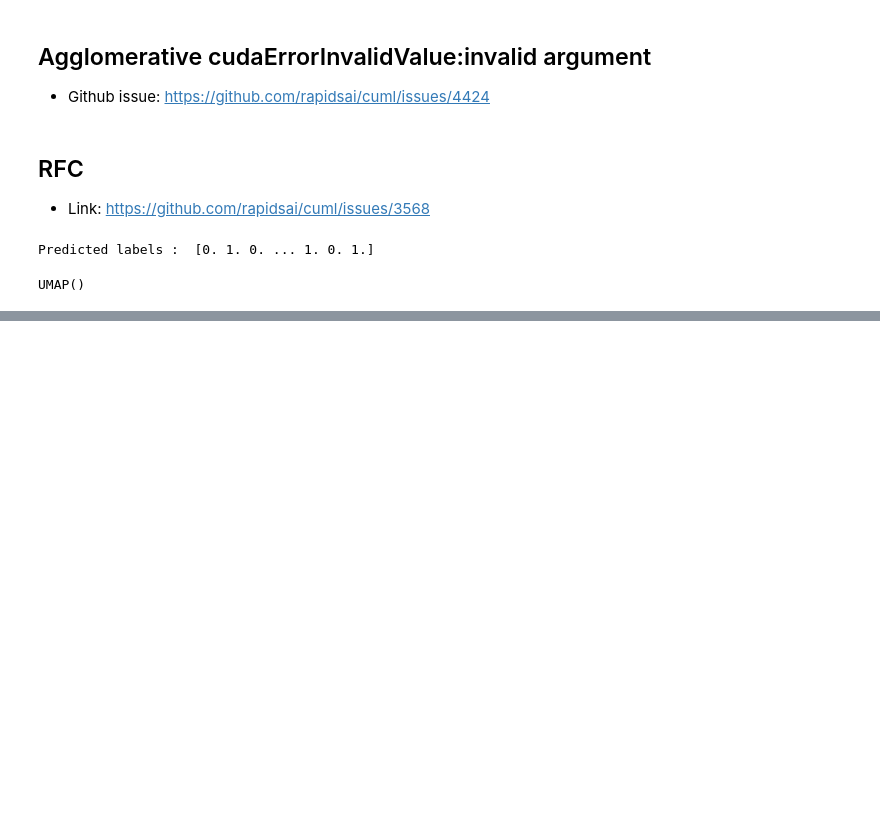
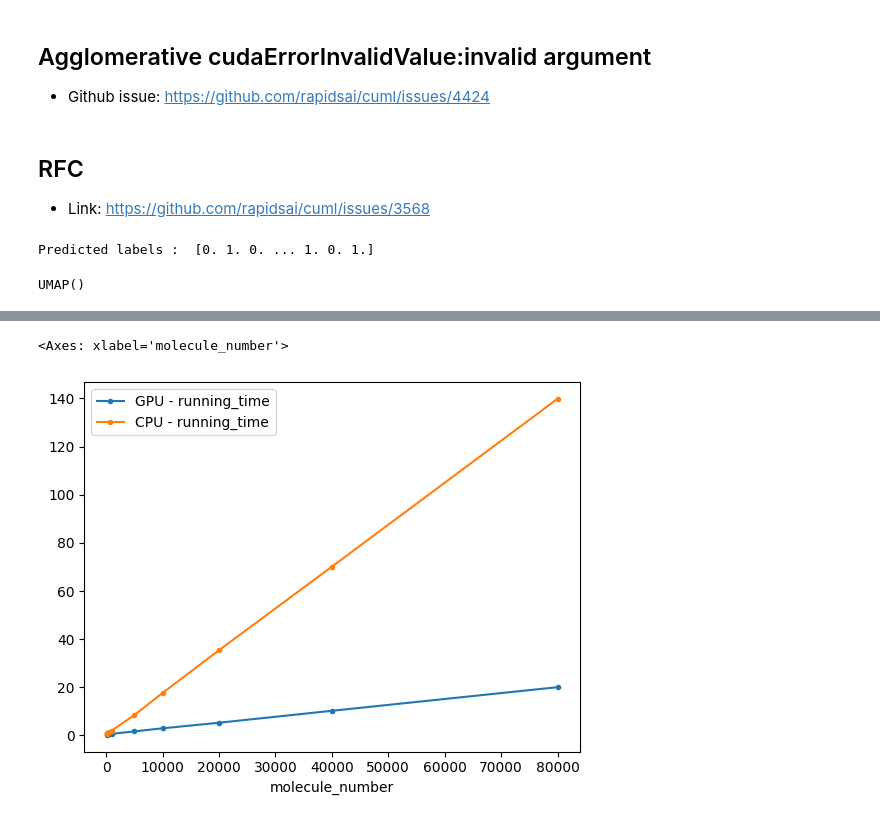
Before and after one commit to ilkersigirci/thesis-work, a Jupyter notebook: notebooks/test.ipynb, the cells around one changed output, grey strips where cells are left out. Drawn from its saved outputs; the diff is of its cells as text; code cells hidden in the pictures; blank space fills up the shorter version.

Commit message:
clustering plotting utils added

```diff
--- a/notebooks/test.ipynb
+++ b/notebooks/test.ipynb
@@ -230,0 +380,28 @@ UMAP()
+# %%
+import pandas as pd
+from sklearn.linear_model import LinearRegression
+
+# Create the original dataframe
+data = {'molecule_number': [100, 200, 500, 1000, 5000, 10000, 20000],
+        'GPU - running_time': [0.273535, 0.472589, 0.653642, 0.664935, 1.681390, 2.956800, 5.277358],
+        'CPU - running_time': [0.571459, 0.873884, 1.391294, 2.008218, 8.441650, 17.622360, 35.387725]}
+df = pd.DataFrame(data)
+
+# Fit linear regression models for GPU and CPU running times
+gpu_model = LinearRegression().fit(df[['molecule_number']], df['GPU - running_time'])
+cpu_model = LinearRegression().fit(df[['molecule_number']], df['CPU - running_time'])
+
+# Predict the GPU and CPU running times for the new rows
+new_data = {'molecule_number': [40000, 80000],
+            'GPU - running_time': gpu_model.predict([[40000], [80000]]),
+            'CPU - running_time': cpu_model.predict([[40000], [80000]])}
+new_df = pd.DataFrame(new_data)
+
+# Concatenate the original and new dataframes
+df = pd.concat([df, new_df], ignore_index=True)
+
+# Sort the dataframe by molecule_number
+df = df.sort_values('molecule_number')
+
+# Print the resulting dataframe
+print(df)
@@ -230,0 +419,6 @@ UMAP()
+# %%
+# Plot df by molecule_number
+df.plot(x='molecule_number', y=['GPU - running_time', 'CPU - running_time'], style='.-')
+# %% [output]
+<Axes: xlabel='molecule_number'>
+[figure, added]
```
Also changed, not shown: parts of 16 cells of this notebook, 1 other file.
